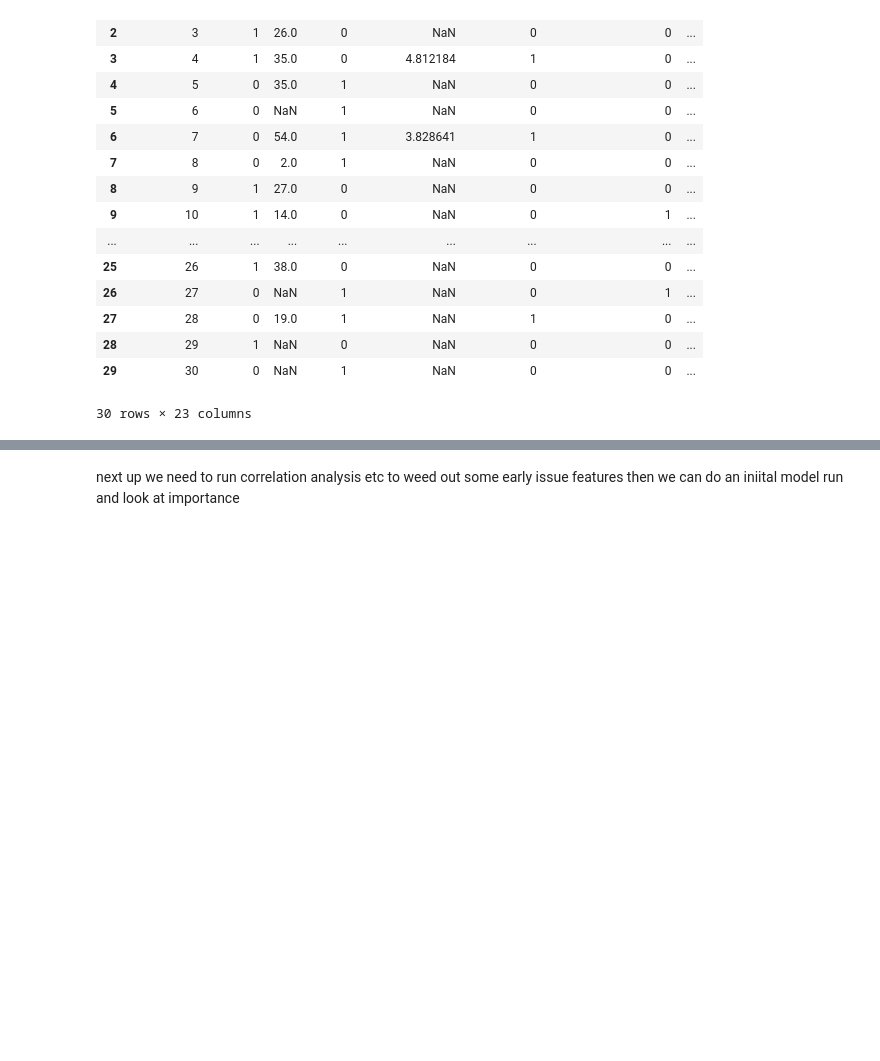
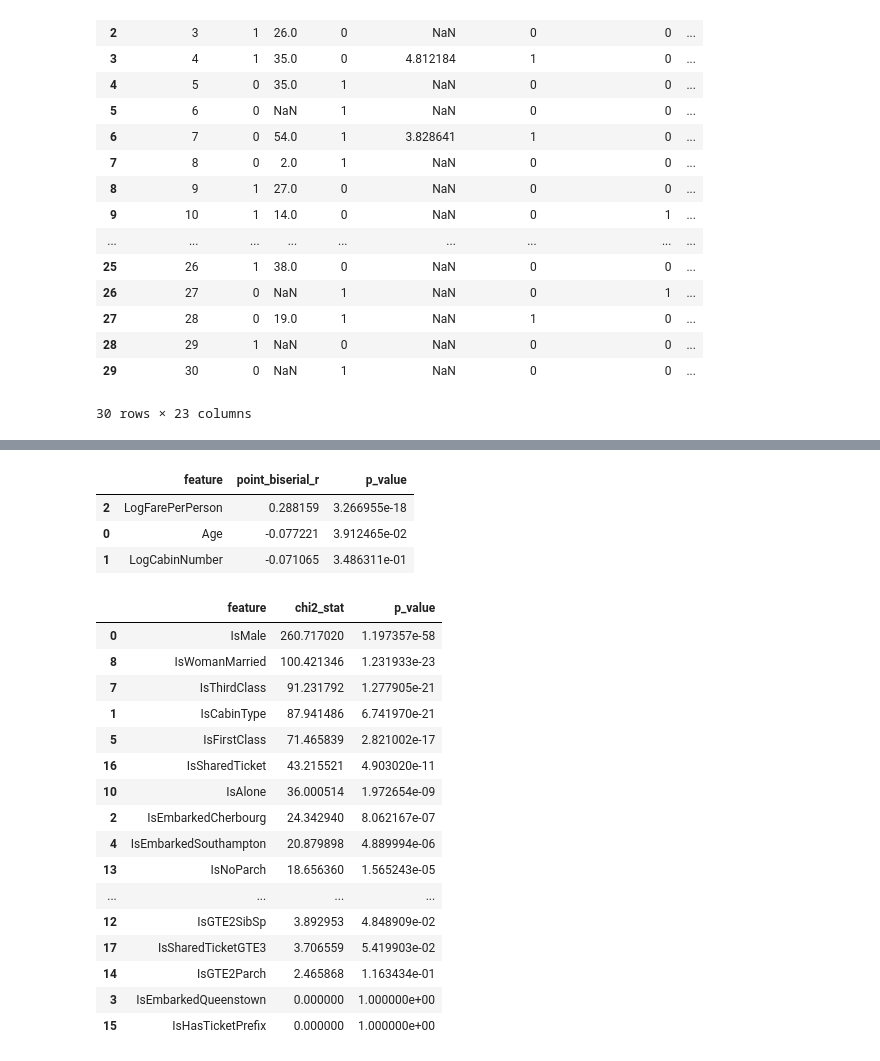
Before and after one commit to TylerJSimpson/kaggle_projects, a Jupyter notebook: titanic-xgboost-tjs.ipynb, the cells around one changed output, grey strips where cells are left out. Drawn from its saved outputs; the diff is of its cells as text; code cells hidden in the pictures; blank space fills up the shorter version.

Commit message:
Kaggle Notebook | Titanic - XGBoost - TJS | Split cat and num cols for feature relevance

```diff
--- a/titanic-xgboost-tjs.ipynb
+++ b/titanic-xgboost-tjs.ipynb
@@ -276,14 +277,14 @@ df_train['IsGTE2Parch'] = (df_train['Parch'] >=2).astype('Int64')
 df_train = df_train.drop(columns=['SibSp','Parch'])
 # %%
 '''
-Ticket -> TicketNumber, IsSharedTicket, HasTicketPrefix
+Ticket -> TicketNumber, IsSharedTicket, IsHasTicketPrefix
 
 I feel there is a lot of information in the TicketNumber especially since some have prefixes and there are very clear groupings based on the leading digit, length, and even the numbers themselves
 This is a clear candidate to revisit later depending on the models initial performance but I didn't want to go into a rabbit hole just yet
 '''
 
 df_train['TicketNumber'] = df_train['Ticket'].apply(lambda x: int(x.split()[-1]) if x.split()[-1].isdigit() else np.nan).astype('Int64')
-df_train['HasTicketPrefix'] = df_train['Ticket'].apply(lambda x: int(not x.replace('.', '').replace('/', '').split()[0].isdigit()))
+df_train['IsHasTicketPrefix'] = df_train['Ticket'].apply(lambda x: int(not x.replace('.', '').replace('/', '').split()[0].isdigit()))
 
 
 ticket_counts = df_train['Ticket'].value_counts()
@@ -380,5 +381,3 @@ array([[<Axes: title={'center': 'PassengerId'}>,
 def feature_engineering(df):
 
     return feat_df
-# %% [markdown]
-next up we need to run correlation analysis etc to weed out some early issue features then we can do an iniital model run and look at importance
@@ -384,0 +412,47 @@ next up we need to run correlation analysis etc to weed out some early issue fea
+# %%
+# Numerical Feature Relevance
+
+y = df_train['Survived']
+rows = []
+
+for col in num_cols:
+    s = df_train[col]
+    r, p = pearsonr(s.dropna(),y[s.notna()])
+    rows.append({'feature': col, 'point_biserial_r': r, 'p_value': p})
+
+pd.DataFrame(rows).sort_values('p_value')
+# %% [output]
+|  | feature | point_biserial_r | p_value |
+| 2 | LogFarePerPerson | 0.288159 | 3.266955e-18 |
+| 0 | Age | -0.077221 | 3.912465e-02 |
+| 1 | LogCabinNumber | -0.071065 | 3.486311e-01 |
+# %%
+# Categorical Feature Relevance
+
+y = df_train['Survived']
+rows = []
+
+for col in cat_cols:
+    ct = pd.crosstab(df_train[col], df_train['Survived'])
+    chi2, p, _, _ = chi2_contingency(ct)
+    rows.append({'feature': col, 'chi2_stat': chi2, 'p_value': p})
+
+pd.DataFrame(rows).sort_values('p_value')
+# %% [output]
+|  | feature | chi2_stat | p_value |
+| 0 | IsMale | 260.717020 | 1.197357e-58 |
+| 8 | IsWomanMarried | 100.421346 | 1.231933e-23 |
+| 7 | IsThirdClass | 91.231792 | 1.277905e-21 |
+| 1 | IsCabinType | 87.941486 | 6.741970e-21 |
+| 5 | IsFirstClass | 71.465839 | 2.821002e-17 |
+| 16 | IsSharedTicket | 43.215521 | 4.903020e-11 |
+| 10 | IsAlone | 36.000514 | 1.972654e-09 |
+| 2 | IsEmbarkedCherbourg | 24.342940 | 8.062167e-07 |
+| 4 | IsEmbarkedSouthampton | 20.879898 | 4.889994e-06 |
+| 13 | IsNoParch | 18.656360 | 1.565243e-05 |
+| ... | ... | ... | ... |
+| 12 | IsGTE2SibSp | 3.892953 | 4.848909e-02 |
+| 17 | IsSharedTicketGTE3 | 3.706559 | 5.419903e-02 |
+| 14 | IsGTE2Parch | 2.465868 | 1.163434e-01 |
+| 3 | IsEmbarkedQueenstown | 0.000000 | 1.000000e+00 |
+| 15 | IsHasTicketPrefix | 0.000000 | 1.000000e+00 |
```
Also changed, not shown: parts of 5 cells of this notebook.
